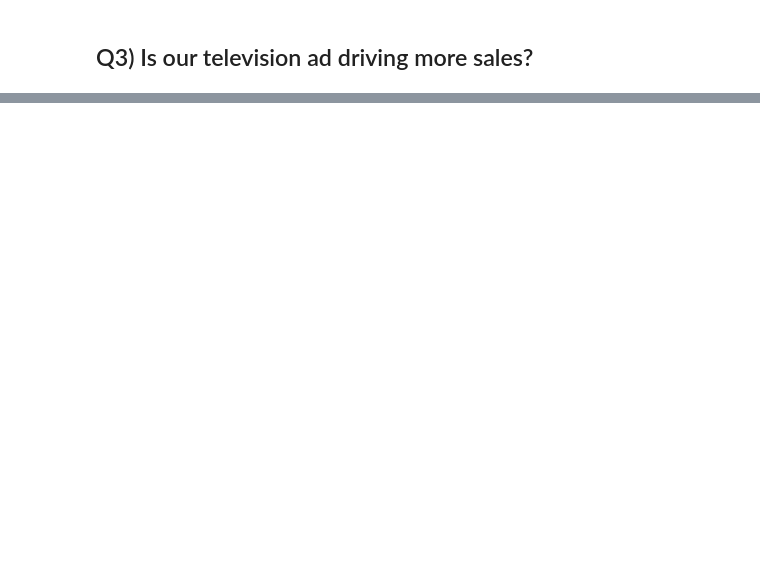
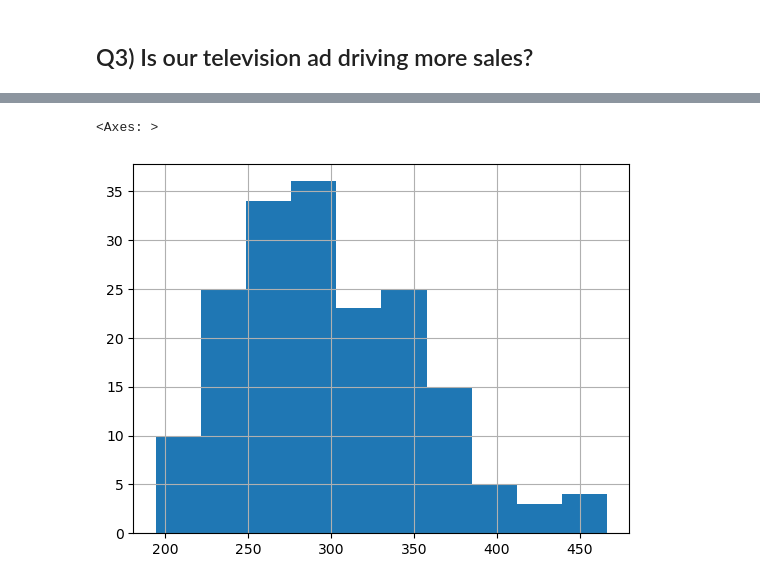
Before and after one commit to sikandar-shrestha/statistics-exercises, a Jupyter notebook: hypothesis_testing.ipynb, the cells around one changed output, grey strips where cells are left out. Drawn from its saved outputs; the diff is of its cells as text; code cells hidden in the pictures; blank space fills up the shorter version.

```diff
--- a/hypothesis_testing.ipynb
+++ b/hypothesis_testing.ipynb
@@ -50,0 +97,3 @@ Is our television ad driving more sales?
+# %%
+data = {"Codeup Student":[49,1], "Not Codeup Student":[20,30]}
+data
@@ -50,0 +799,3 @@ Is our television ad driving more sales?
+# %%
+df_sl=data('sleepstudy')
+df_sl.head()
@@ -50,0 +809,5 @@ Is our television ad driving more sales?
+# %%
+df_sl.Reaction.hist()
+# %% [output]
+<Axes: >
+[figure, added]
```
Also changed, not shown: parts of 152 cells of this notebook.
